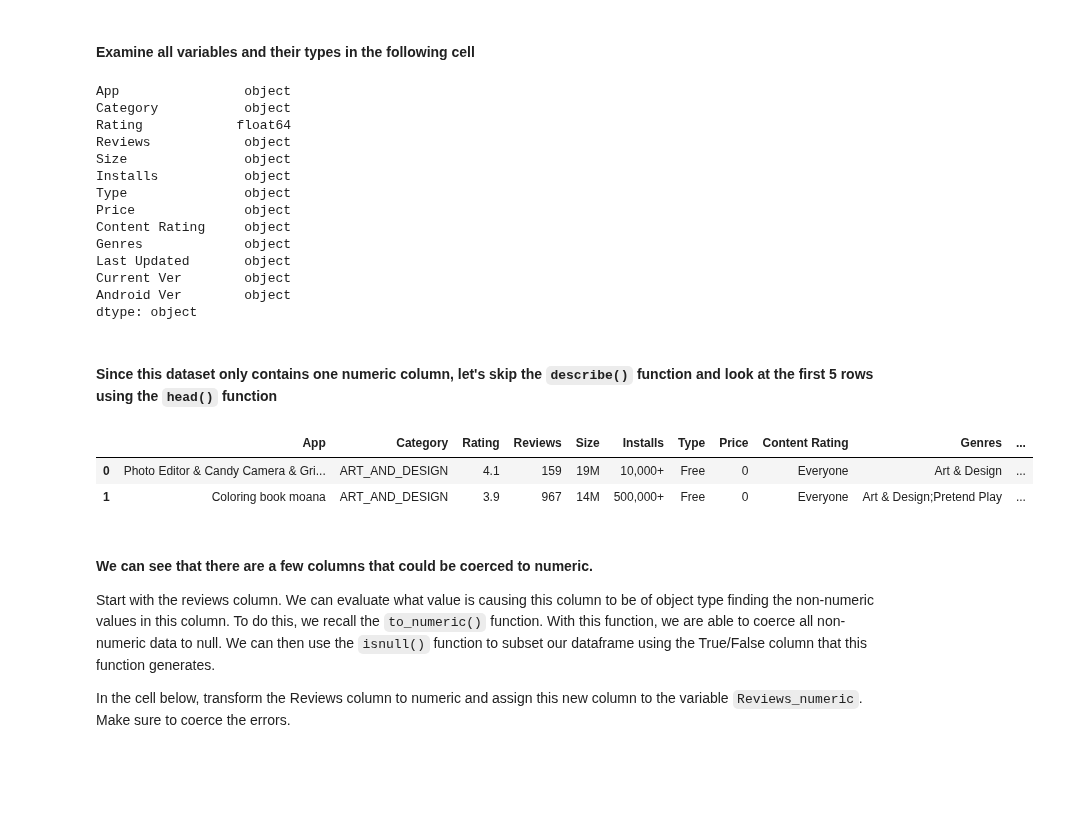
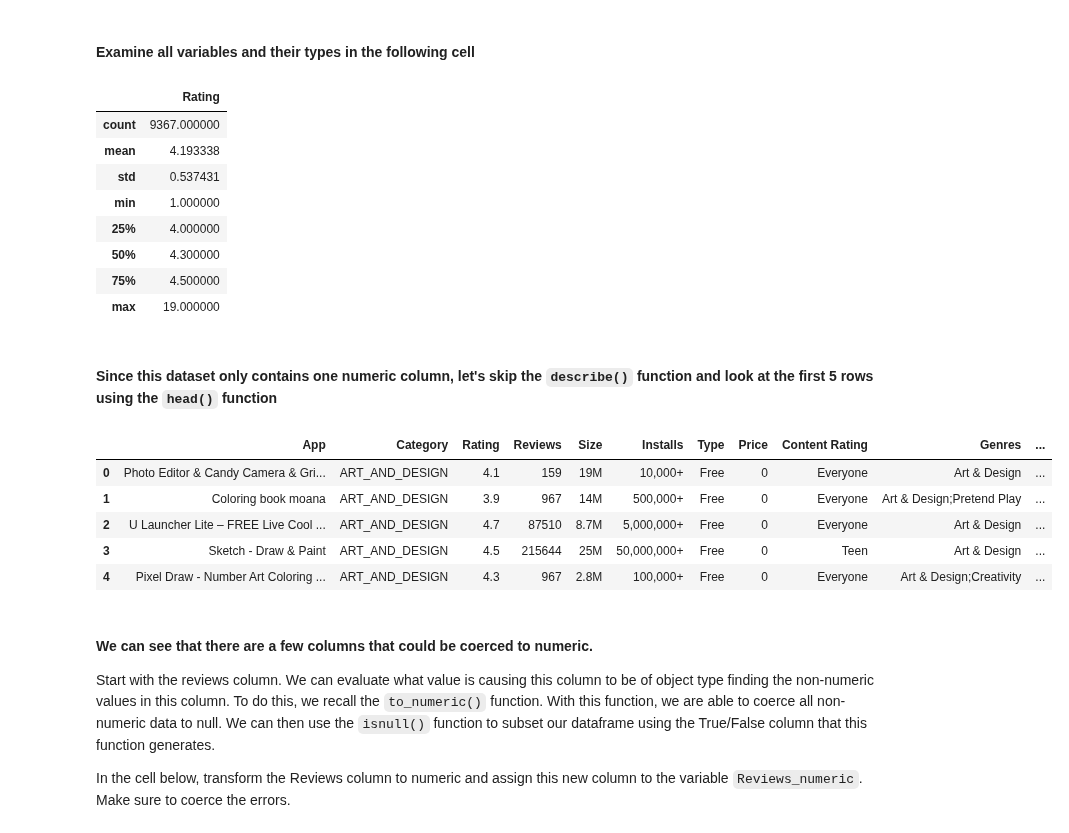
Before and after one commit to Miguel318/dataptmad1019, a Jupyter notebook: module-3/lab-supervised-learning-feature-extraction/your-code/main.ipynb, the cells around one changed output. Saved outputs shown, nothing was run; the diff lists cells and outputs as text; code cells hidden in the pictures; blank space fills up the shorter version.

```diff
--- a/module-3/lab-supervised-learning-feature-extraction/your-code/main.ipynb
+++ b/module-3/lab-supervised-learning-feature-extraction/your-code/main.ipynb
@@ -33,31 +33,29 @@ google_play = pd.read_csv('../googleplaystore.csv')
 #### Examine all variables and their types in the following cell
 # %%
 # Your code here:
-google_play.dtypes
+google_play.describe()
 # %% [output]
-App                object
-Category           object
-Rating            float64
-Reviews            object
-Size               object
-Installs           object
-Type               object
-Price              object
-Content Rating     object
-Genres             object
-Last Updated       object
-Current Ver        object
-Android Ver        object
-dtype: object
+|  | Rating |
+| count | 9367.000000 |
+| mean | 4.193338 |
+| std | 0.537431 |
+| min | 1.000000 |
+| 25% | 4.000000 |
+| 50% | 4.300000 |
+| 75% | 4.500000 |
+| max | 19.000000 |
 # %% [markdown]
 #### Since this dataset only contains one numeric column, let's skip the `describe()` function and look at the first 5 rows using the `head()` function
 # %%
 # Your code here:
-google_play.head(2)
+google_play.head(5)
 # %% [output]
 |  | App | Category | Rating | Reviews | Size | Installs | Type | Price | Content Rating | Genres | ... |
 | 0 | Photo Editor & Candy Camera & Gri... | ART_AND_DESIGN | 4.1 | 159 | 19M | 10,000+ | Free | 0 | Everyone | Art & Design | ... |
 | 1 | Coloring book moana | ART_AND_DESIGN | 3.9 | 967 | 14M | 500,000+ | Free | 0 | Everyone | Art & Design;Pretend Play | ... |
+| 2 | U Launcher Lite – FREE Live Cool ... | ART_AND_DESIGN | 4.7 | 87510 | 8.7M | 5,000,000+ | Free | 0 | Everyone | Art & Design | ... |
+| 3 | Sketch - Draw & Paint | ART_AND_DESIGN | 4.5 | 215644 | 25M | 50,000,000+ | Free | 0 | Teen | Art & Design | ... |
+| 4 | Pixel Draw - Number Art Coloring ... | ART_AND_DESIGN | 4.3 | 967 | 2.8M | 100,000+ | Free | 0 | Everyone | Art & Design;Creativity | ... |
 # %% [markdown]
 #### We can see that there are a few columns that could be coerced to numeric.
 
```
Also changed, not shown: parts of 25 cells of this notebook, 1 other file.
